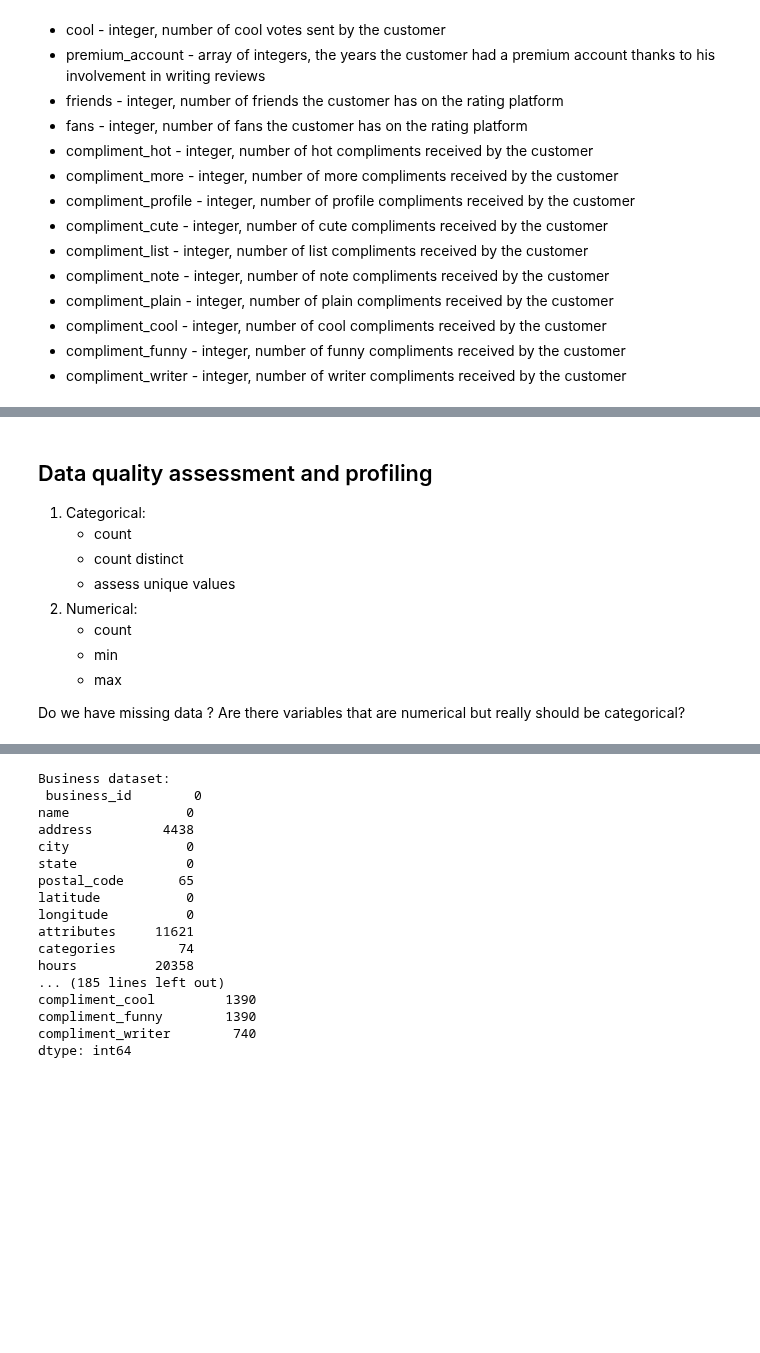
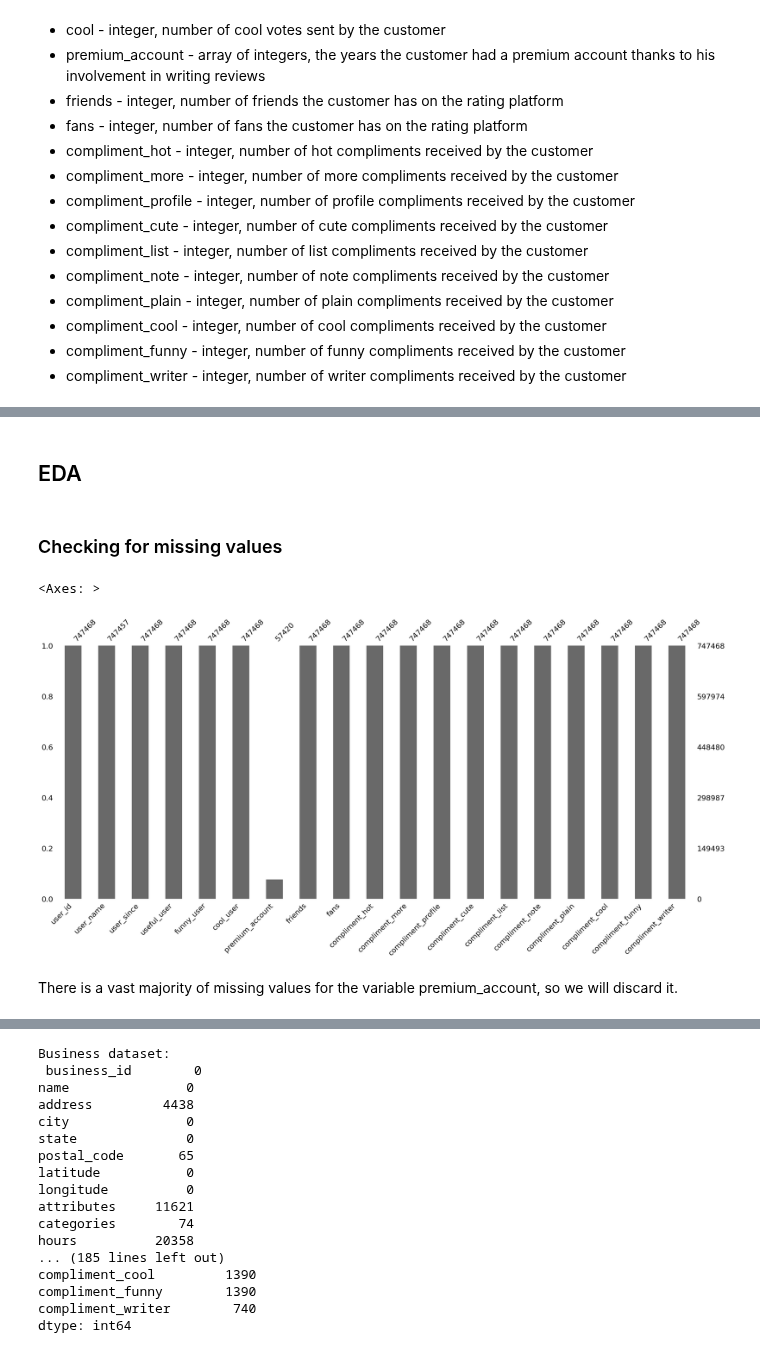
Before and after one commit to Kamiryu/nlp-customer-review-analysis, a Jupyter notebook: task_1.ipynb, the cells around one changed output, grey strips where cells are left out. Cells and saved outputs as stored; diff of their text form; code cells hidden in the pictures; blank space fills up the shorter version.

Commit message:
Added Missing values EDA

```diff
--- a/task_1.ipynb
+++ b/task_1.ipynb
@@ -97,6 +97,8 @@ df_users.head()
 | 2 | gvz2VtPxToEXh0KFQYXnW2 | Steph | 2008-07-25 10:41:00 | 2086.0 | 1010.0 | 1003.0 | 2009,2010,2011,2012,2013 | 381.0 | 52.0 | ... |
 | 3 | AIdshsLNMm50o7qXSAeDZS | Gwen | 2005-11-29 04:38:33 | 512.0 | 330.0 | 299.0 | 2009,2010,2011 | 131.0 | 28.0 | ... |
 | 4 | QGFh-RoJ4HscnnE-yMl5Ah | Karen | 2007-01-05 19:40:59 | 29.0 | 15.0 | 7.0 | None | 27.0 | 1.0 | ... |
+# %%
+df_users = df_users.apply(lambda x: x.astype(int) if x.dtype == 'float64' else x) # Convert float to int
 # %%
 # REVIEWS DATASET
 df_Train_reviews.info()
@@ -163,17 +165,14 @@ df_business.head()
 | 2 | wm9eoqjytVbC7dQcM4WSTM | St Honore Pastries | 935 Race St | Philadelphia | PA | 19107 | 39.955505 | -75.155564 | {'RestaurantsDelivery': 'False', ... | ... |
 | 3 | AfVDXGIKBUE0EdTw_6cMWm | Perkiomen Valley Brewery | 101 Walnut St | Green Lane | PA | 18054 | 40.338183 | -75.471659 | {'BusinessAcceptsCreditCards': 'T... | ... |
 | 4 | QjvanH64QUduo6E-8F33FC | Sonic Drive-In | 615 S Main St | Ashland City | TN | 37015 | 36.269593 | -87.058943 | {'BusinessParking': 'None', 'Busi... | ... |
-# %% [markdown]
-## Data quality assessment and profiling
-
-1. Categorical:
-   - count
-   - count distinct
-   - assess unique values
-2. Numerical:
-   - count
-   - min
-   - max
-
-Do we have missing data ?
-Are there variables that are numerical but really should be categorical?
+# %% [markdown]
+## EDA
+# %% [markdown]
+### Checking for missing values
+# %%
+msno.bar(df_users)
+# %% [output]
+<Axes: >
+[figure, added]
+# %% [markdown]
+There is a vast majority of missing values for the variable premium_account, so we will discard it.
```
Also changed, not shown: parts of 18 cells of this notebook.
